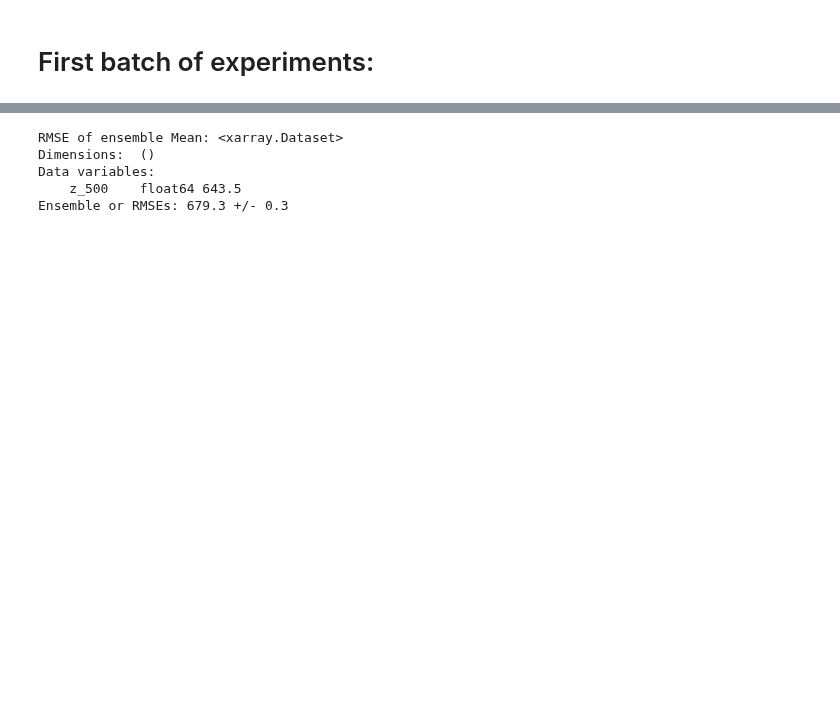
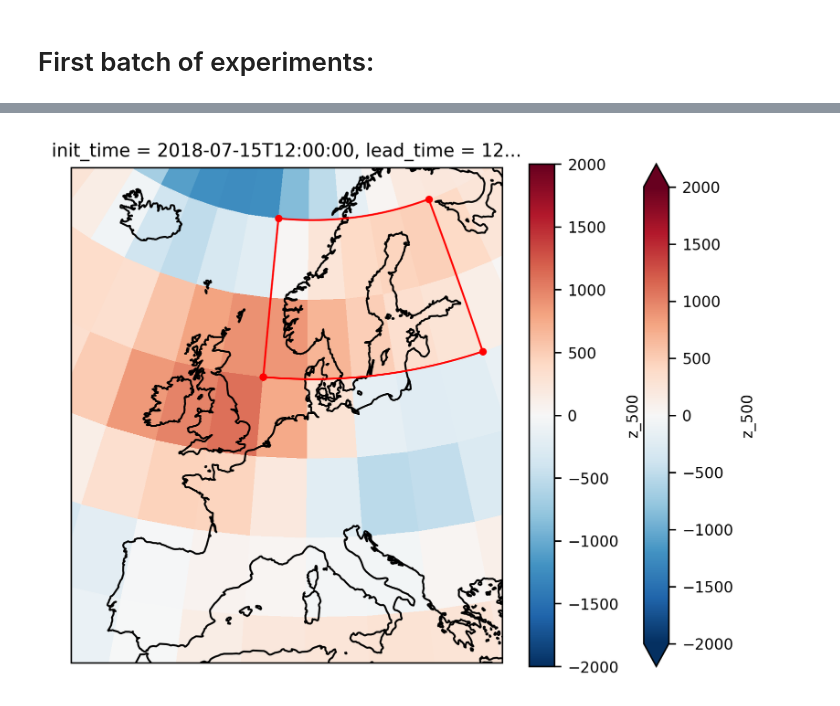
Before and after one commit to ECMWFCode4Earth/diffusion-models-for-weather-prediction, a Jupyter notebook: nb_bologna_heatwave.ipynb, the cells around one changed output, grey strips where cells are left out. Saved outputs shown, nothing was run; the diff lists cells and outputs as text; code cells hidden in the pictures; blank space fills up the shorter version.

```diff
--- a/nb_bologna_heatwave.ipynb
+++ b/nb_bologna_heatwave.ipynb
@@ -65,19 +34,0 @@ RMSE diffusion_2csteps is 691.8
-# %%
-rmse_ensemble_mean = compute_weighted_rmse(predictions["diffusion_10Members"].mean("ensemble_member"), targets["diffusion_10Members"].mean("ensemble_member"))
-
-rmse = []
-for i in range(len(predictions["diffusion_10Members"].ensemble_member)):
-    rmse.append(compute_weighted_rmse(predictions["diffusion_10Members"].isel({"ensemble_member": i}), targets["diffusion_10Members"].isel({"ensemble_member": 0})))
-
-mean_of_ensemble_rmse = np.mean([r.z_500.values for r in rmse])
-std_of_ensemble_rmse = np.std([r.z_500.values for r in rmse])
-
-
-print(f"RMSE of ensemble Mean: {rmse_ensemble_mean}")
-print(f"Ensemble or RMSEs: {mean_of_ensemble_rmse:.1f} +/- {std_of_ensemble_rmse:.1f}")
-# %% [output]
-RMSE of ensemble Mean: <xarray.Dataset>
-Dimensions:  ()
-Data variables:
-    z_500    float64 643.5
-Ensemble or RMSEs: 679.3 +/- 0.3
@@ -83,0 +72,40 @@ Ensemble or RMSEs: 679.3 +/- 0.3
+# %%
+dayofyear = targets['init_time.dayofyear']
+grouped = targets.groupby(dayofyear)
+targets_anomaly = grouped.apply(lambda x: x - d_ref.sel(dayofyear=x["init_time.dayofyear"])).sel({"init_time": slice(datetime.datetime(2018,7,5), datetime.datetime(2018,8,12))})
+
+dayofyear = predictions['init_time.dayofyear']
+grouped = predictions.groupby(dayofyear)
+predictions_anomaly = grouped.apply(lambda x: x - d_ref.sel(dayofyear=x["init_time.dayofyear"])).sel({"init_time": slice(datetime.datetime(2018,7,5), datetime.datetime(2018,8,12))})
+
+dayofyear = predictions_ensemble['init_time.dayofyear']
+grouped = predictions_ensemble.groupby(dayofyear)
+predictions_ensemble_anomaly = grouped.apply(lambda x: x - d_ref.sel(dayofyear=x["init_time.dayofyear"])).sel({"init_time": slice(datetime.datetime(2018,7,5), datetime.datetime(2018,8,12))})
+# %%
+predictions_inner = predictions_anomaly.sel({"lon": slice(5,30), "lat": slice(55,70), "ensemble_member": 0, "lead_time":12, })
+targets_inner = targets_anomaly.sel({"lon": slice(5,30), "lat": slice(55,70), "ensemble_member": 0, "lead_time":12, })
+
+predictions_ensemble_inner = predictions_ensemble_anomaly.sel({"lon": slice(5,30), "lat": slice(55,70), "lead_time":12, })
+
+lon_min = min(predictions_inner.lon) - res / 2
+lon_max = max(predictions_inner.lon) + res / 2
+lat_min = min(predictions_inner.lat) - res / 2
+lat_max = max(predictions_inner.lat) + res / 2
+# %%
+fig, axis = plt.subplots(1, 1, subplot_kw=dict(projection=ccrs.EuroPP()))
+
+timestep = 10
+
+predictions_anomaly.z_500.isel({"init_time":timestep, "lead_time":0, "ensemble_member":0}).plot(ax=axis, transform=ccrs.PlateCarree(), cmap="RdBu_r", vmin=-2000, vmax=2000)
+predictions_inner.z_500.isel({"init_time":timestep}).plot(ax=axis, transform=ccrs.PlateCarree(), cmap="RdBu_r", vmin=-2000, vmax=2000)
+
+axis.coastlines()
+
+axis.plot([lon_min, lon_min, lon_max, lon_max, lon_min], [lat_min, lat_max, lat_max, lat_min, lat_min],
+         color='red', linewidth=1, marker='o', markersize=3,
+         # Be explicit about which transform you want:
+         transform=ccrs.PlateCarree())
+
+plt.show()
+# %% [output]
+[figure, added]
```
Also changed, not shown: parts of 12 cells of this notebook, 28 other files.
